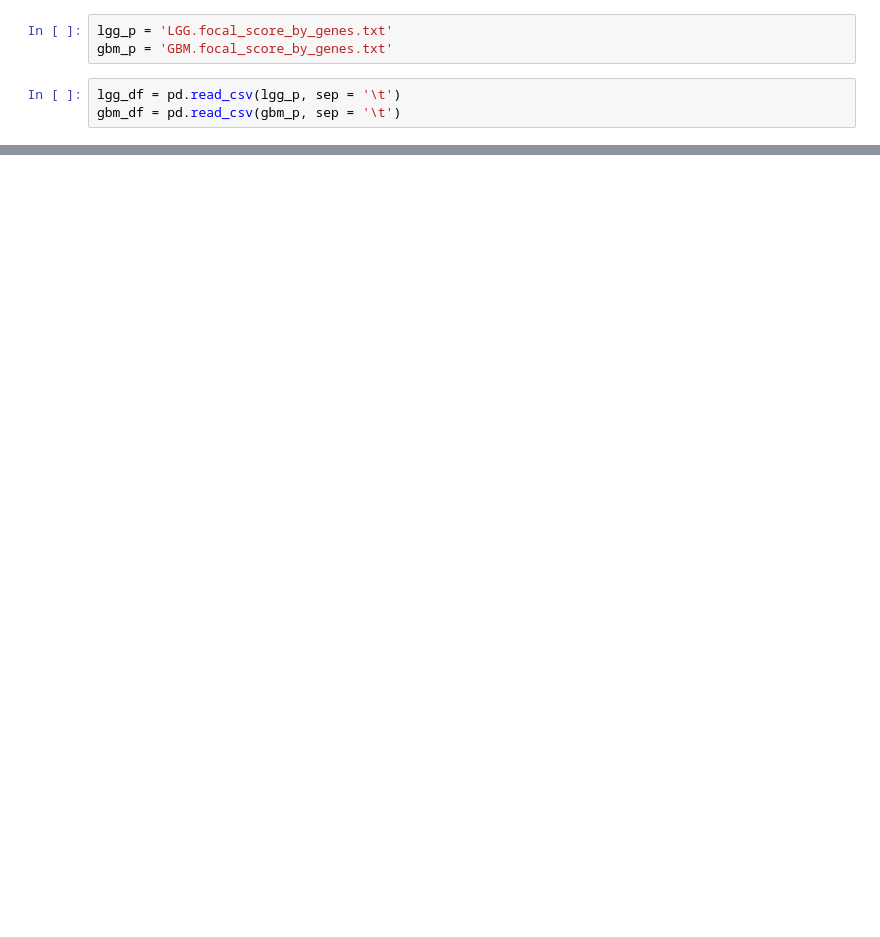
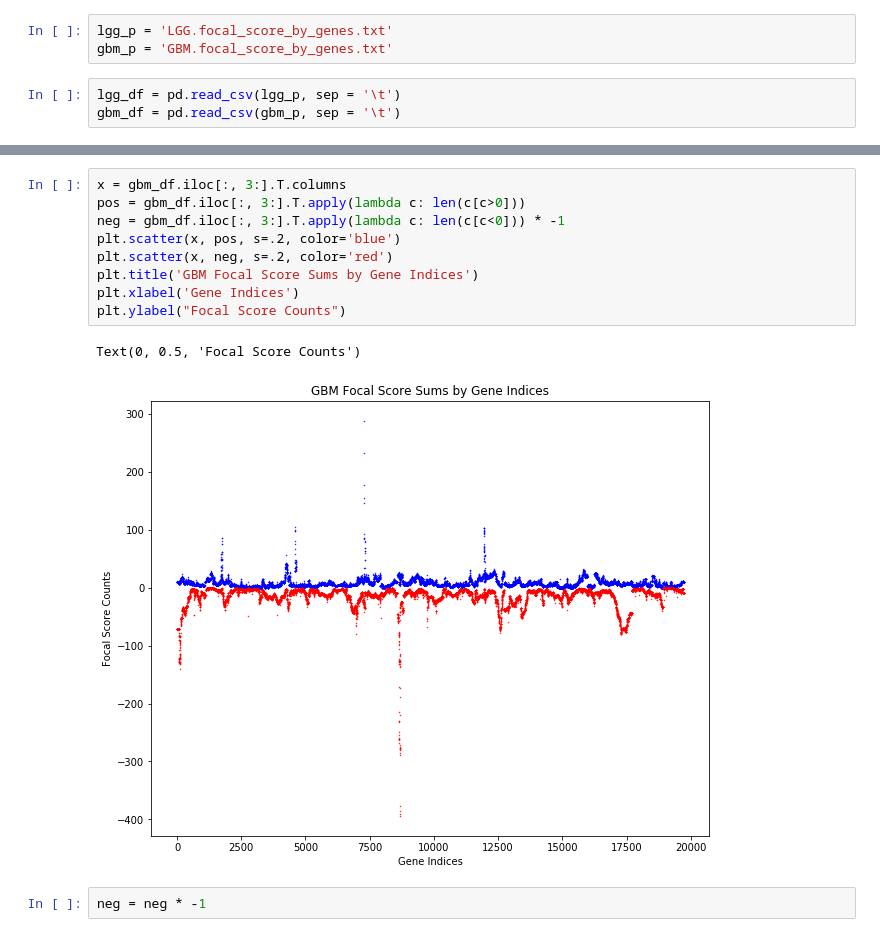
Before and after one commit to Ninada-U/Analyzing-CNVs-between-GBM-and-LGG, a Jupyter notebook: notebooks/viz-focal.ipynb, the cells around one changed output, grey strips where cells are left out. Cells and saved outputs as stored; diff of their text form; blank space fills up the shorter version.

```diff
--- a/notebooks/viz-focal.ipynb
+++ b/notebooks/viz-focal.ipynb
@@ -60,0 +48,14 @@ plt.savefig('gbm_focal.png')
+# %%
+x = gbm_df.iloc[:, 3:].T.columns
+pos = gbm_df.iloc[:, 3:].T.apply(lambda c: len(c[c>0]))
+neg = gbm_df.iloc[:, 3:].T.apply(lambda c: len(c[c<0])) * -1
+plt.scatter(x, pos, s=.2, color='blue')
+plt.scatter(x, neg, s=.2, color='red')
+plt.title('GBM Focal Score Sums by Gene Indices')
+plt.xlabel('Gene Indices')
+plt.ylabel("Focal Score Counts")
+# %% [output]
+Text(0, 0.5, 'Focal Score Counts')
+[figure, added]
+# %%
+neg = neg * -1
```
Also changed, not shown: parts of 8 cells of this notebook.
